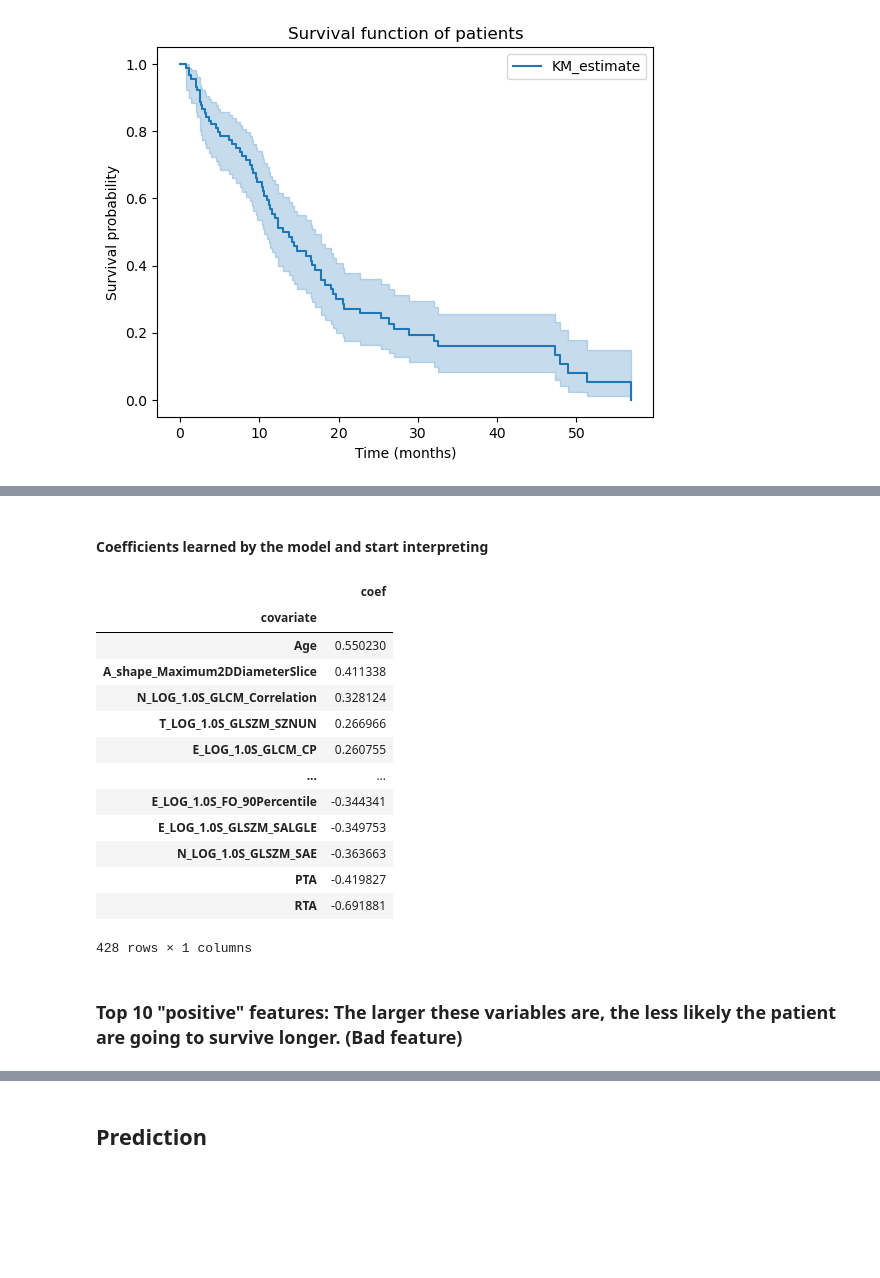
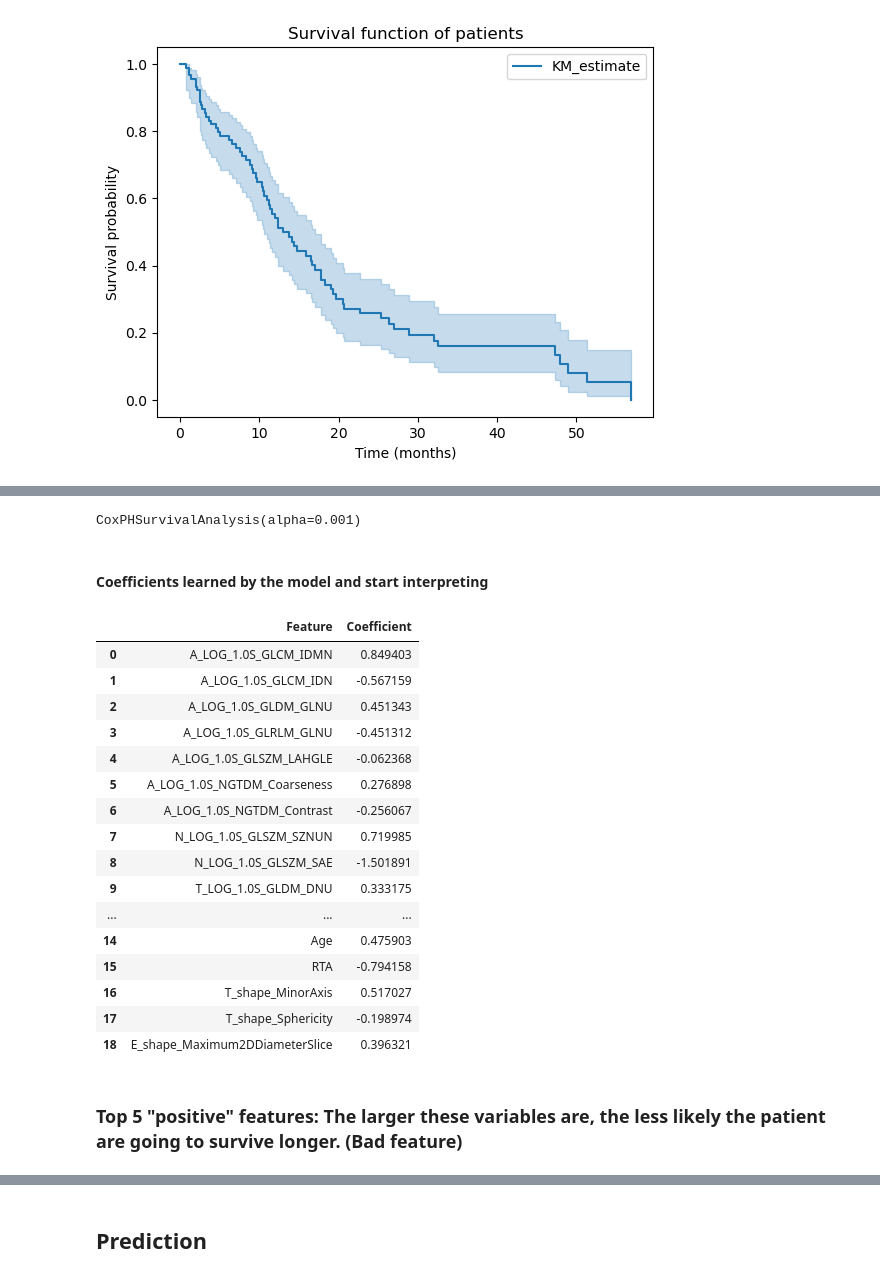
Before and after one commit to yingquanw/survival_analysis, a Jupyter notebook: survival.ipynb, the cells around one changed output, grey strips where cells are left out. Saved outputs shown, nothing was run; the diff lists cells and outputs as text; code cells hidden in the pictures; blank space fills up the shorter version.

```diff
--- a/survival.ipynb
+++ b/survival.ipynb
@@ -174,0 +300,8 @@ cph.fit(train_df_surv, duration_col="time", event_col="censor");
+# %%
+X_test_df = test_df_surv.drop(["time", "censor"], axis=1)[selected_column]
+event = test_df_surv['censor']
+time = test_df_surv['time']
+
+# Convert to structured array
+y_test_df = np.array(list(zip(event, time_to_event)),
+                    dtype=[('event', np.bool_), ('time_to_event', np.float64)])
@@ -175,20 +340,7 @@ cph.fit(train_df_surv, duration_col="time", event_col="censor");
+# %%
+cph = CoxPHSurvivalAnalysis(alpha = 0.001)
+cph.fit(X_train_df_seleted, y_train_df)
+# %% [output]
+CoxPHSurvivalAnalysis(alpha=0.001)
 # %% [markdown]
 #### Coefficients learned by the model and start interpreting
-# %%
-cph_params = pd.DataFrame(cph.params_).sort_values(by="coef", ascending=False)
-cph_params
-# %% [output]
-|  | coef |
-| covariate |  |
-| Age | 0.550230 |
-| A_shape_Maximum2DDiameterSlice | 0.411338 |
-| N_LOG_1.0S_GLCM_Correlation | 0.328124 |
-| T_LOG_1.0S_GLSZM_SZNUN | 0.266966 |
-| E_LOG_1.0S_GLCM_CP | 0.260755 |
-| ... | ... |
-| E_LOG_1.0S_FO_90Percentile | -0.344341 |
-| E_LOG_1.0S_GLSZM_SALGLE | -0.349753 |
-| N_LOG_1.0S_GLSZM_SAE | -0.363663 |
-| PTA | -0.419827 |
-| RTA | -0.691881 |
-428 rows × 1 columns
@@ -197,3 +347,27 @@ coefficients = cph.summary['coef']
+# %%
+cph_params = pd.DataFrame(cph.coef_).apply(pd.to_numeric, errors='coerce')
+cph_names = pd.DataFrame(cph.feature_names_in_)
+cph_param_coef = pd.concat([cph_names, cph_params], axis=1)
+cph_param_coef.columns = ['Feature', 'Coefficient']
+cph_param_coef
+# %% [output]
+|  | Feature | Coefficient |
+| 0 | A_LOG_1.0S_GLCM_IDMN | 0.849403 |
+| 1 | A_LOG_1.0S_GLCM_IDN | -0.567159 |
+| 2 | A_LOG_1.0S_GLDM_GLNU | 0.451343 |
+| 3 | A_LOG_1.0S_GLRLM_GLNU | -0.451312 |
+| 4 | A_LOG_1.0S_GLSZM_LAHGLE | -0.062368 |
+| 5 | A_LOG_1.0S_NGTDM_Coarseness | 0.276898 |
+| 6 | A_LOG_1.0S_NGTDM_Contrast | -0.256067 |
+| 7 | N_LOG_1.0S_GLSZM_SZNUN | 0.719985 |
+| 8 | N_LOG_1.0S_GLSZM_SAE | -1.501891 |
+| 9 | T_LOG_1.0S_GLDM_DNU | 0.333175 |
+| ... | ... | ... |
+| 14 | Age | 0.475903 |
+| 15 | RTA | -0.794158 |
+| 16 | T_shape_MinorAxis | 0.517027 |
+| 17 | T_shape_Sphericity | -0.198974 |
+| 18 | E_shape_Maximum2DDiameterSlice | 0.396321 |
 # %% [markdown]
-### Top 10 "positive" features: The larger these variables are, the less likely the patient are going to survive longer. (Bad feature)
+### Top 5 "positive" features: The larger these variables are, the less likely the patient are going to survive longer. (Bad feature)
 # %%
```
Also changed, not shown: parts of 30 cells of this notebook.
